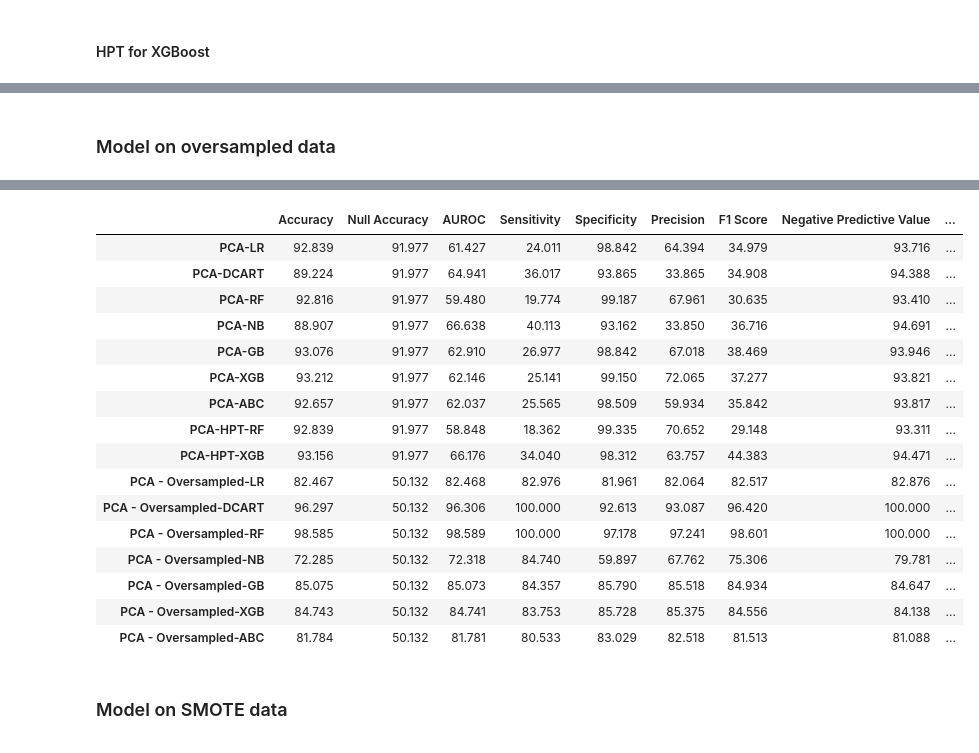
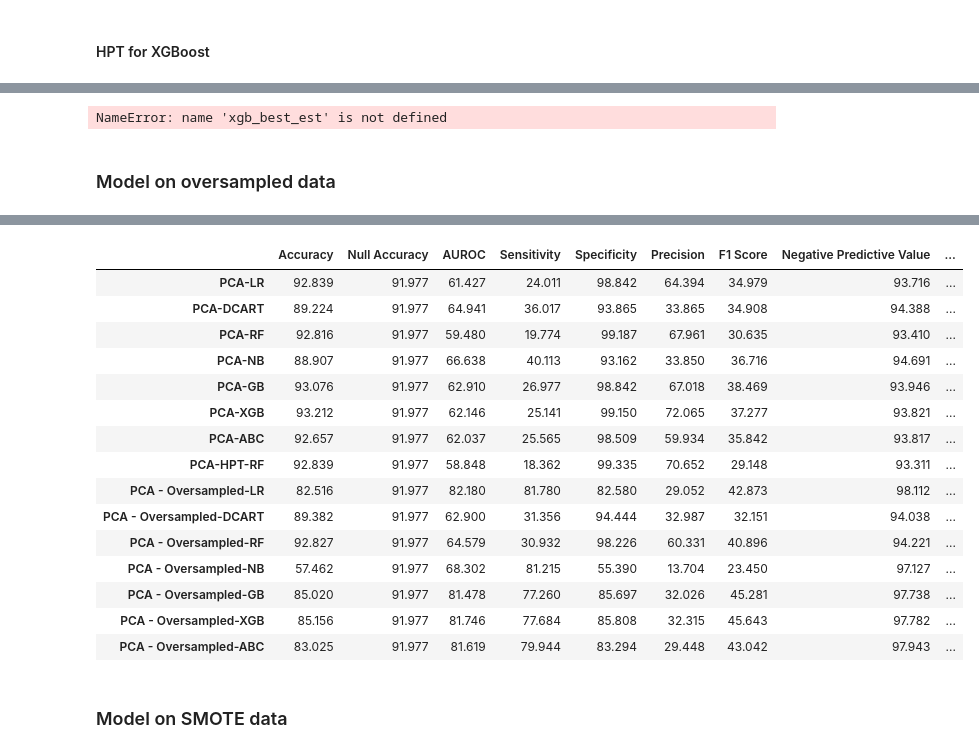
Before and after one commit to Lakshmi-1212/TelecomChurn_CaseStudy, a Jupyter notebook: TelcomChurn_CaseStudy.ipynb, the cells around one changed output, grey strips where cells are left out. Saved outputs shown, nothing was run; the diff lists cells and outputs as text; code cells hidden in the pictures.

```diff
--- a/TelcomChurn_CaseStudy.ipynb
+++ b/TelcomChurn_CaseStudy.ipynb
@@ -1089,8 +1083,8 @@ labels = list(set(y_test))
 classifier_rf = RandomForestClassifier(random_state=42, n_jobs=-1)
 # Create the parameter grid based on the results of random search
 params = {
-    'max_depth': [1, 2, 5, 10, 15],
-    'min_samples_leaf': [5, 10, 20, 50, 100],
+    'max_depth': [ 5, 10, 15],
+    'min_samples_leaf': [5, 10,  50, 100],
     'max_features': [2,3,4],
     'n_estimators': [50, 100, 250, 500]
 }
@@ -1111,17 +1105,17 @@ classifier_xgb = XGBClassifier(n_jobs = -1,objective = 'binary:logistic')
 # A parameter grid for XGBoost
 params = {
         'n_estimators' : [50, 100, 250, 500], # no of trees
-        'learning_rate' : [0.01, 0.02, 0.05, 0.1, 0.25],  # eta
+        'learning_rate' : [0.01, 0.05, 0.1, 0.25],  # eta
         'min_child_weight': [1, 5, 7, 10],
-        'gamma': [0.1, 0.5, 1, 1.5, 5],
-        'subsample': [0.6, 0.8, 1.0],
-        'colsample_bytree': [0.6, 0.8, 1.0],
-        'max_depth': [1, 2, 5, 10, 15]
+        'gamma': [0.1,  1,  5],
+        #'subsample': [0.6, 0.8, 1.0],
+        #'colsample_bytree': [0.6, 0.8, 1.0],
+        'max_depth': [5, 10, 15]
         }
 
-param_comb = 100 # to reduce run-time
+param_comb = 50 # to reduce run-time
 
-random_search_xgb = RandomizedSearchCV(classifier_xgb, param_distributions=params, n_iter=param_comb, scoring=GRID_SEARCH_SCORING, n_jobs=-1, cv=4, verbose=3, random_state=42)
+random_search_xgb = RandomizedSearchCV(classifier_xgb, param_distributions=params, n_iter=param_comb, scoring=GRID_SEARCH_SCORING, n_jobs=-1, cv=3, verbose=3, random_state=42)
 # %% [markdown]
 # Helper Functions - Model Building
 # %% [markdown]
@@ -1584,9 +1577,10 @@ Wall time: 2h 42min 40s
 # %%
 model_result_pca[f'{model_type_pca_hpt}-XGB'] = model_fit_predict(xgb_best_est,X_train_pca, X_test_pca, y_train, y_test)
+# %% [output]
+NameError: name 'xgb_best_est' is not defined
 # %% [markdown]
 ### Model on oversampled data
 # %%
 run_all_models(X_oversampled_train_pca, X_oversampled_test_pca, y_oversampled_train, y_oversampled_test,'PCA - Oversampled',model_result_pca)
-model_result_pca.T
 # %% [output]
 Running Model: Logistic Regression
@@ -1609,20 +1603,19 @@ Elapsed time: 1.0 min 82.305 sec
 |  | Accuracy | Null Accuracy | AUROC | Sensitivity | Specificity | Precision | F1 Score | Negative Predictive Value | ... |
 | PCA-LR | 92.839 | 91.977 | 61.427 | 24.011 | 98.842 | 64.394 | 34.979 | 93.716 | ... |
 | PCA-DCART | 89.224 | 91.977 | 64.941 | 36.017 | 93.865 | 33.865 | 34.908 | 94.388 | ... |
 | PCA-RF | 92.816 | 91.977 | 59.480 | 19.774 | 99.187 | 67.961 | 30.635 | 93.410 | ... |
 | PCA-NB | 88.907 | 91.977 | 66.638 | 40.113 | 93.162 | 33.850 | 36.716 | 94.691 | ... |
 | PCA-GB | 93.076 | 91.977 | 62.910 | 26.977 | 98.842 | 67.018 | 38.469 | 93.946 | ... |
 | PCA-XGB | 93.212 | 91.977 | 62.146 | 25.141 | 99.150 | 72.065 | 37.277 | 93.821 | ... |
 | PCA-ABC | 92.657 | 91.977 | 62.037 | 25.565 | 98.509 | 59.934 | 35.842 | 93.817 | ... |
 | PCA-HPT-RF | 92.839 | 91.977 | 58.848 | 18.362 | 99.335 | 70.652 | 29.148 | 93.311 | ... |
-| PCA-HPT-XGB | 93.156 | 91.977 | 66.176 | 34.040 | 98.312 | 63.757 | 44.383 | 94.471 | ... |
-| PCA - Oversampled-LR | 82.467 | 50.132 | 82.468 | 82.976 | 81.961 | 82.064 | 82.517 | 82.876 | ... |
-| PCA - Oversampled-DCART | 96.297 | 50.132 | 96.306 | 100.000 | 92.613 | 93.087 | 96.420 | 100.000 | ... |
-| PCA - Oversampled-RF | 98.585 | 50.132 | 98.589 | 100.000 | 97.178 | 97.241 | 98.601 | 100.000 | ... |
-| PCA - Oversampled-NB | 72.285 | 50.132 | 72.318 | 84.740 | 59.897 | 67.762 | 75.306 | 79.781 | ... |
-| PCA - Oversampled-GB | 85.075 | 50.132 | 85.073 | 84.357 | 85.790 | 85.518 | 84.934 | 84.647 | ... |
-| PCA - Oversampled-XGB | 84.743 | 50.132 | 84.741 | 83.753 | 85.728 | 85.375 | 84.556 | 84.138 | ... |
-| PCA - Oversampled-ABC | 81.784 | 50.132 | 81.781 | 80.533 | 83.029 | 82.518 | 81.513 | 81.088 | ... |
+| PCA - Oversampled-LR | 82.516 | 91.977 | 82.180 | 81.780 | 82.580 | 29.052 | 42.873 | 98.112 | ... |
+| PCA - Oversampled-DCART | 89.382 | 91.977 | 62.900 | 31.356 | 94.444 | 32.987 | 32.151 | 94.038 | ... |
+| PCA - Oversampled-RF | 92.827 | 91.977 | 64.579 | 30.932 | 98.226 | 60.331 | 40.896 | 94.221 | ... |
+| PCA - Oversampled-NB | 57.462 | 91.977 | 68.302 | 81.215 | 55.390 | 13.704 | 23.450 | 97.127 | ... |
+| PCA - Oversampled-GB | 85.020 | 91.977 | 81.478 | 77.260 | 85.697 | 32.026 | 45.281 | 97.738 | ... |
+| PCA - Oversampled-XGB | 85.156 | 91.977 | 81.746 | 77.684 | 85.808 | 32.315 | 45.643 | 97.782 | ... |
+| PCA - Oversampled-ABC | 83.025 | 91.977 | 81.619 | 79.944 | 83.294 | 29.448 | 43.042 | 97.943 | ... |
 # %% [markdown]
 ### Model on SMOTE data
 # %%
```
Also changed, not shown: parts of 23 cells of this notebook.
